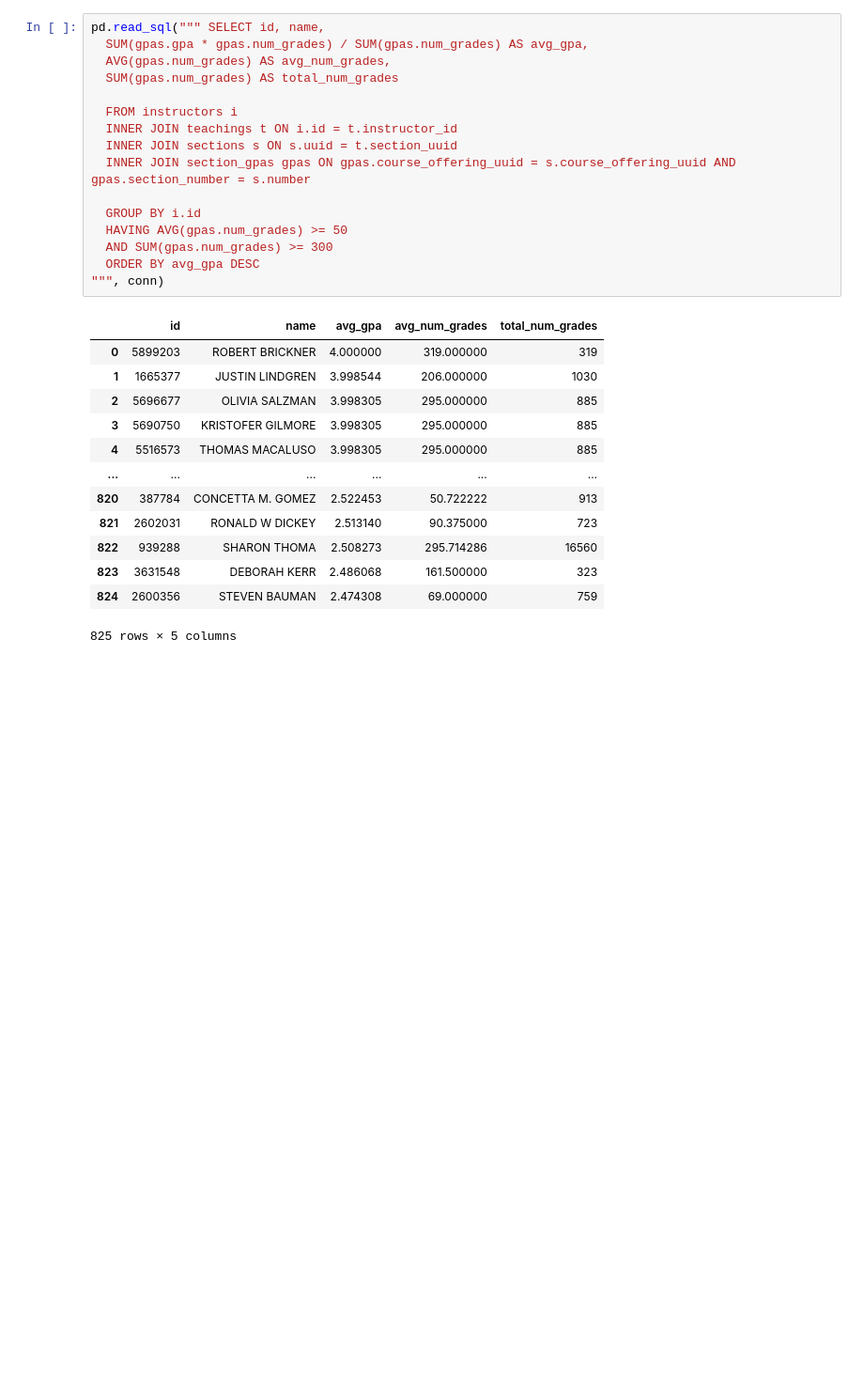
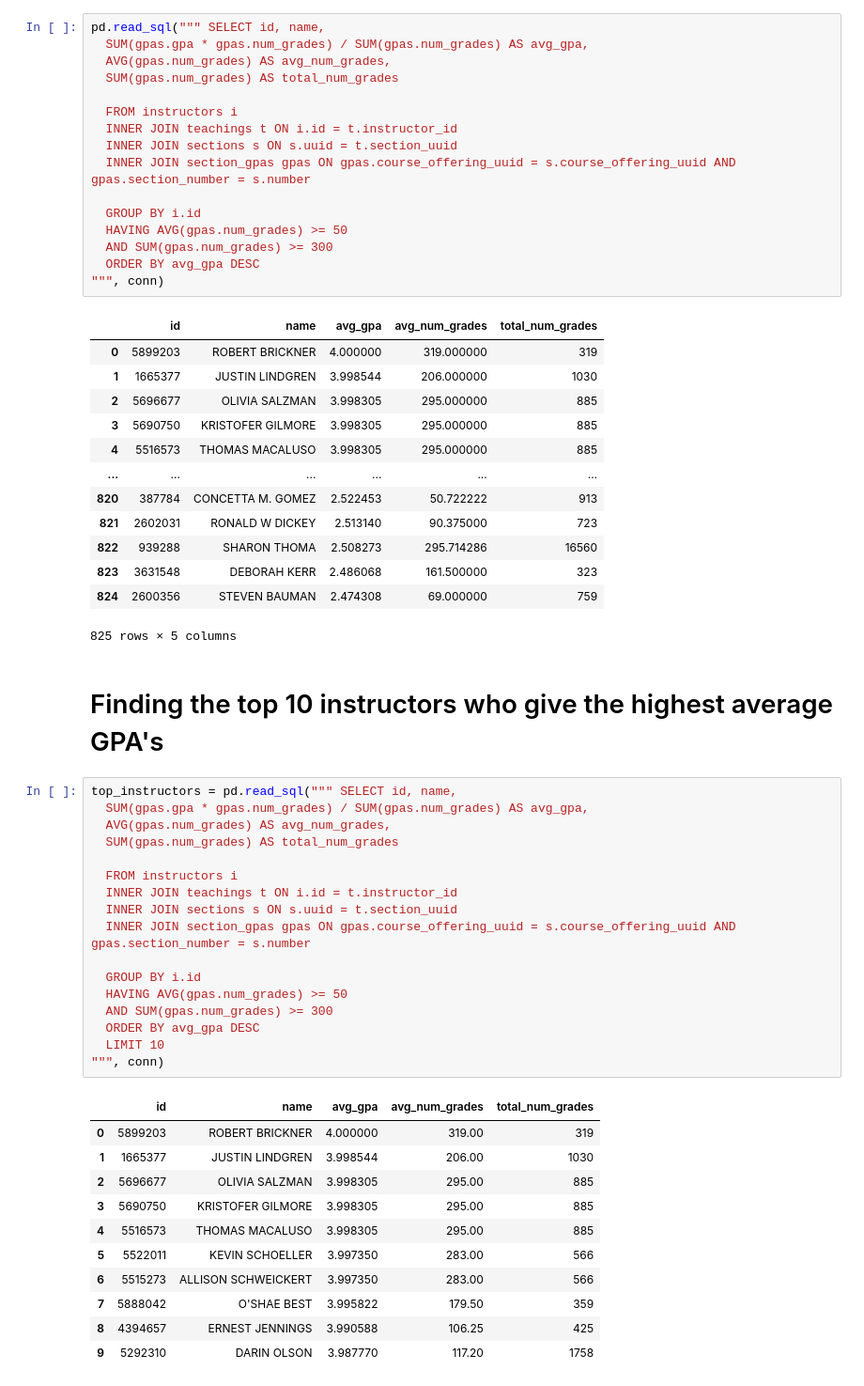
Before and after one commit to crypticrk/UW-Madsion-Dataset-Analysis, a Jupyter notebook: UW Madison Dataset Analyis.ipynb, the cells around one changed output. Shown: that part at 94% size. Saved outputs shown, nothing was run; the diff lists cells and outputs as text; blank space fills up the shorter version.

```diff
--- a/UW Madison Dataset Analyis.ipynb
+++ b/UW Madison Dataset Analyis.ipynb
@@ -763,3 +763,34 @@ pd.read_sql(""" SELECT id, name,
 | 823 | 3631548 | DEBORAH KERR | 2.486068 | 161.500000 | 323 |
 | 824 | 2600356 | STEVEN BAUMAN | 2.474308 | 69.000000 | 759 |
 825 rows × 5 columns
+# %% [markdown]
+# Finding the top 10 instructors who give the highest average GPA's
+# %%
+top_instructors = pd.read_sql(""" SELECT id, name,
+  SUM(gpas.gpa * gpas.num_grades) / SUM(gpas.num_grades) AS avg_gpa,
+  AVG(gpas.num_grades) AS avg_num_grades,
+  SUM(gpas.num_grades) AS total_num_grades
+
+  FROM instructors i
+  INNER JOIN teachings t ON i.id = t.instructor_id
+  INNER JOIN sections s ON s.uuid = t.section_uuid
+  INNER JOIN section_gpas gpas ON gpas.course_offering_uuid = s.course_offering_uuid AND gpas.section_number = s.number
+
+  GROUP BY i.id
+  HAVING AVG(gpas.num_grades) >= 50
+  AND SUM(gpas.num_grades) >= 300
+  ORDER BY avg_gpa DESC
+  LIMIT 10
+""", conn)
+# %% [output]
+|  | id | name | avg_gpa | avg_num_grades | total_num_grades |
+| 0 | 5899203 | ROBERT BRICKNER | 4.000000 | 319.00 | 319 |
+| 1 | 1665377 | JUSTIN LINDGREN | 3.998544 | 206.00 | 1030 |
+| 2 | 5696677 | OLIVIA SALZMAN | 3.998305 | 295.00 | 885 |
+| 3 | 5690750 | KRISTOFER GILMORE | 3.998305 | 295.00 | 885 |
+| 4 | 5516573 | THOMAS MACALUSO | 3.998305 | 295.00 | 885 |
+| 5 | 5522011 | KEVIN SCHOELLER | 3.997350 | 283.00 | 566 |
+| 6 | 5515273 | ALLISON SCHWEICKERT | 3.997350 | 283.00 | 566 |
+| 7 | 5888042 | O'SHAE BEST | 3.995822 | 179.50 | 359 |
+| 8 | 4394657 | ERNEST JENNINGS | 3.990588 | 106.25 | 425 |
+| 9 | 5292310 | DARIN OLSON | 3.987770 | 117.20 | 1758 |
```
Also changed, not shown: parts of 2 cells of this notebook.
